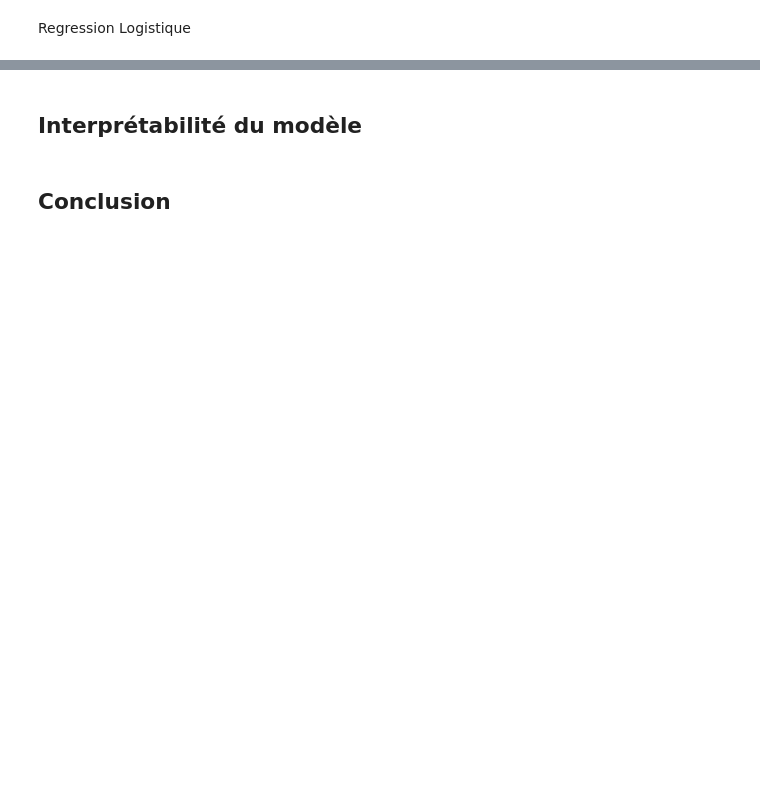
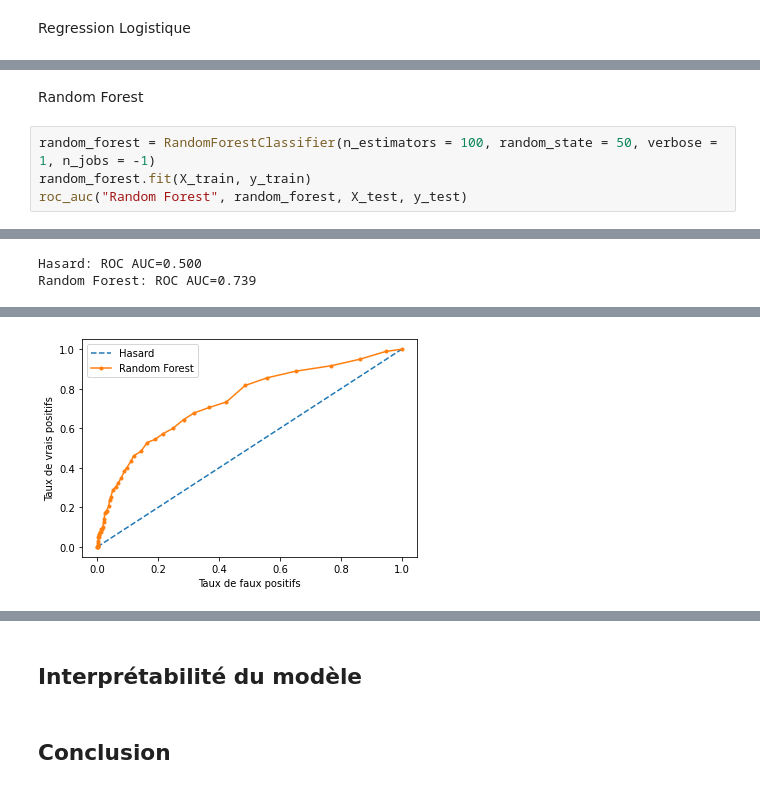
Before and after one commit to ThibaultDieudonne/Credit-Scoring, a Jupyter notebook: notebook.ipynb, the cells around one changed output, grey strips where cells are left out. Saved outputs shown, nothing was run; the diff lists cells and outputs as text; blank space fills up the shorter version.

```diff
--- a/notebook.ipynb
+++ b/notebook.ipynb
@@ -340,0 +350,7 @@ Logistic: ROC AUC=0.789
+# %% [markdown]
+Random Forest
+# %%
+random_forest = RandomForestClassifier(n_estimators = 100, random_state = 50, verbose = 1, n_jobs = -1)
+random_forest.fit(X_train, y_train)
+roc_auc("Random Forest", random_forest, X_test, y_test)
+# %% [output]
@@ -340,0 +359,2 @@ Logistic: ROC AUC=0.789
+Hasard: ROC AUC=0.500
+Random Forest: ROC AUC=0.739
@@ -340,0 +365 @@ Logistic: ROC AUC=0.789
+[figure, added]
```
Also changed, not shown: parts of 12 cells of this notebook, 2 other files.
